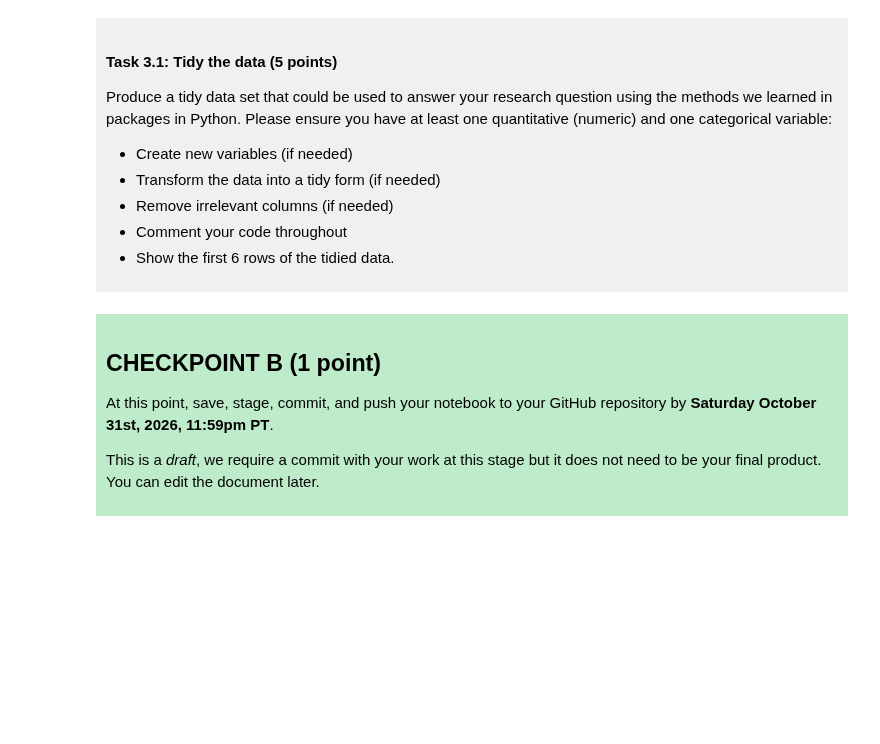
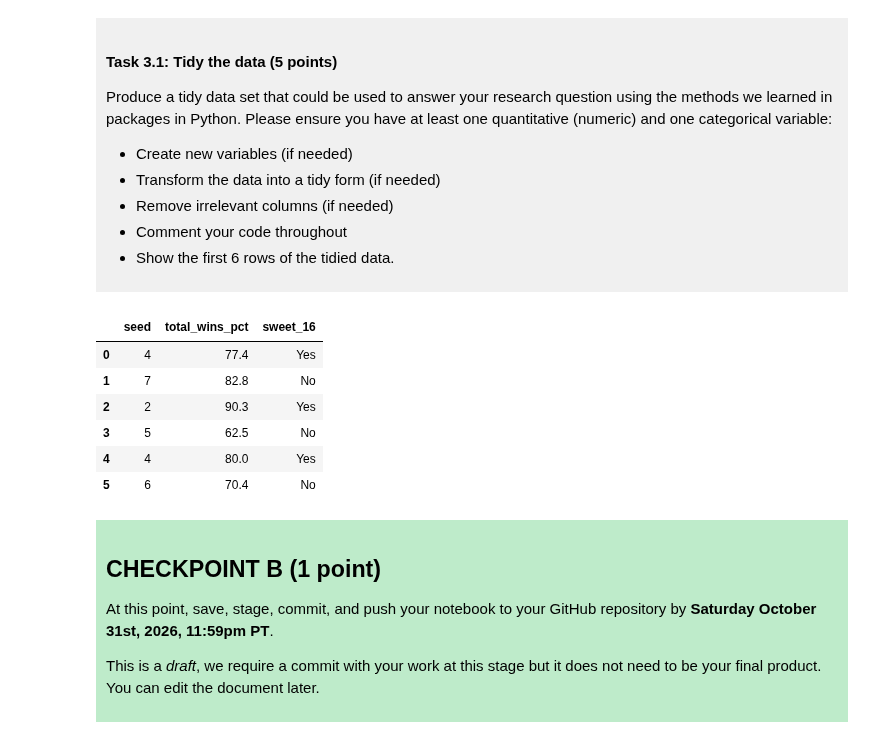
Before and after one commit to Binningrohan-rgb/dsci-100-rohan-binning, a Jupyter notebook: dsci-100-project-notebook.ipynb, the cells around one changed output. Saved outputs shown, nothing was run; the diff lists cells and outputs as text; code cells hidden in the pictures; blank space fills up the shorter version.

```diff
--- a/dsci-100-project-notebook.ipynb
+++ b/dsci-100-project-notebook.ipynb
@@ -187,7 +199,29 @@ Produce a tidy data set that could be used to answer your research question usin
 
 </div>
 # %%
-### EDIT THIS CODE CELL ###
+# selecting columns needed for question
+march_tidy = march_madness[
+["seed", "total_wins_pct", "tourney_finish"]
+].copy()
+
+# creating a new column to show whether a team reached the sweet 16
+march_tidy["sweet_16"] = march_tidy["tourney_finish"].isin(
+    ["top_16_loss", "top_8_loss", "top_4_loss", "top_2_loss", "champ"]
+     ).map({True: "Yes", False: "No"})
+
+#removing the original tournament finish column
+march_tidy = march_tidy.drop(columns="tourney_finish")
+
+#show the first 6 rows of the newly tidied data
+march_tidy.head(6)
+# %% [output]
+|  | seed | total_wins_pct | sweet_16 |
+| 0 | 4 | 77.4 | Yes |
+| 1 | 7 | 82.8 | No |
+| 2 | 2 | 90.3 | Yes |
+| 3 | 5 | 62.5 | No |
+| 4 | 4 | 80.0 | Yes |
+| 5 | 6 | 70.4 | No |
 # %% [markdown]
 <div style="background-color: #beebca; padding: 10px;">
 
```
Also changed, not shown: parts of 3 cells of this notebook.
